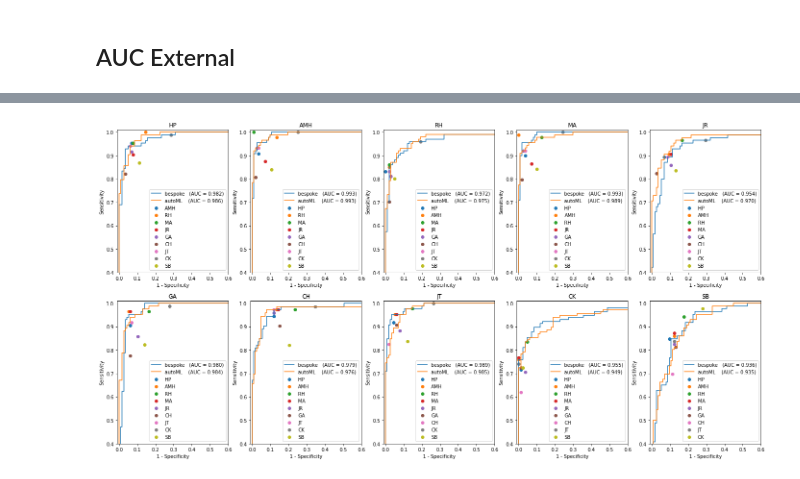
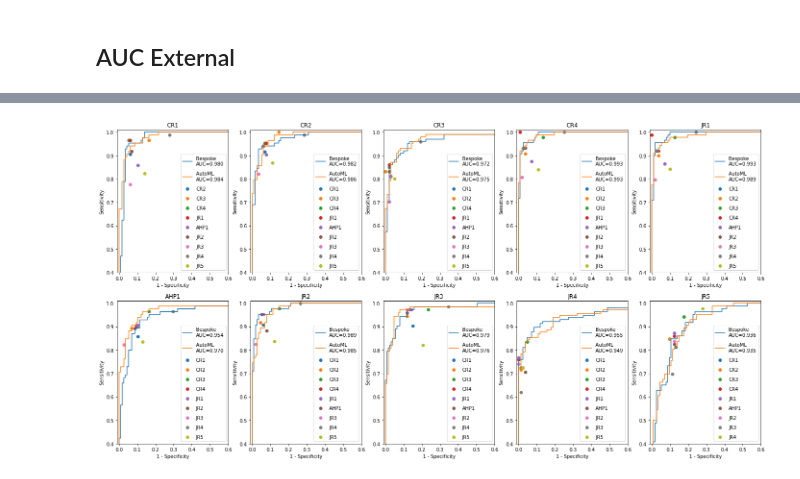
Before and after one commit to MoorfieldsInnovationLab/ROP, a Jupyter notebook: model_development/Figures.ipynb, the cells around one changed output, grey strips where cells are left out. Cells and saved outputs as stored; diff of their text form; code cells hidden in the pictures.

```diff
--- a/model_development/Figures.ipynb
+++ b/model_development/Figures.ipynb
@@ -131,47 +158,50 @@ def se_sp(ref, obs):
     specificity = tn / (tn + fp)
     return sensitivity, specificity
 # %%
-class_name = 'normal'
-invert = True
+def plot_all_ROC(class_name = 'normal', invert = True):
 
-fig, axes = plt.subplots(2, 5, figsize=(24, 12))
+    fig, axes = plt.subplots(2, 5, figsize=(24, 12))
 
-for i, grader in enumerate(graders[:10]):
-    ax = axes[i//5][i%5]
+    graders = graders_x_axis_ordered[3:]
+    for i, grader in enumerate(graders):
+        ax = axes[i//5][i%5]
 
-    grader_scores = {
-        grader: np.array([int(row[header_int.index(grader)] == class_name)
-                 for row in data_int])
-        for grader in graders
-    }
-    if invert:
-        grader_scores = {g: 1 - ref for g, ref in grader_scores.items()}
+        grader_scores = {
+            grader: np.array([int(row[header_int.index(grader)] == class_name)
+                     for row in data_int])
+            for grader in graders
+        }
+        if invert:
+            grader_scores = {g: 1 - ref for g, ref in grader_scores.items()}
 
-    ref = grader_scores[grader]
+        ref = grader_scores[grader]
 
-    pts = np.array([se_sp(ref, grader_scores[observer])
-                    for observer in graders[:10]
-                    if observer != grader]
-                  )
-    labels = [observer for observer in graders[:10] if observer != grader]
-    for label, (se, sp) in zip(labels, pts):
-        ax.scatter(1 - sp, se, label=label)
+        pts = np.array([se_sp(ref, grader_scores[observer])
+                        for observer in graders
+                        if observer != grader]
+                      )
+        obs_labels = [observer for observer in graders if observer != grader]
+        for obs, (se, sp) in zip(obs_labels, pts):
+            ax.scatter(1 - sp, se, label=labels_map[obs])
 
-    for m in 'bespoke', 'autoML':
-        model = np.array([row[header_int.index('{}_{}'.format(m, class_name))]
-                          for row in data_int])
-        if invert:
-            model = 1 - model
+        for m in 'bespoke', 'autoML':
+            model = np.array([row[header_int.index('{}_{}'.format(m, class_name))]
+                              for row in data_int])
+            if invert:
+                model = 1 - model
 
-        fpr, tpr, thresholds = roc_curve(ref, model)
-        auc = roc_auc_score(ref, model)
-        ax.plot(fpr, tpr, label = '{:9s} (AUC = {:.3f})'.format(m, auc))
+            fpr, tpr, thresholds = roc_curve(ref, model)
+            auc = roc_auc_score(ref, model)
+            ax.plot(fpr, tpr, label = '{:8s} \nAUC={:.3f}'.format(labels_map[m], auc))
+            #ax.plot(fpr, tpr, label = '{:8s}'.format(labels_map[m]))
 
-    ax.set_xlim(-0.01, 0.6)
-    ax.set_ylim(0.4, 1.01)
-    ax.set_title(grader)
-    ax.legend(loc='lower right')
-    ax.set_xlabel('1 - Specificity')
-    ax.set_ylabel('Sensitivity')
+        ax.set_xlim(-0.01, 0.6)
+        ax.set_ylim(0.4, 1.01)
+        ax.set_title(labels_map[grader])
+        ax.legend(loc='lower right', labelspacing=1.0)
+        ax.set_xlabel('1 - Specificity')
+        ax.set_ylabel('Sensitivity')
-# %% [output]
-[figure, removed]
+# %%
+plot_all_ROC('normal', invert=True)
+# %% [output]
+[figure, added]
```
Also changed, not shown: parts of 13 cells of this notebook.
